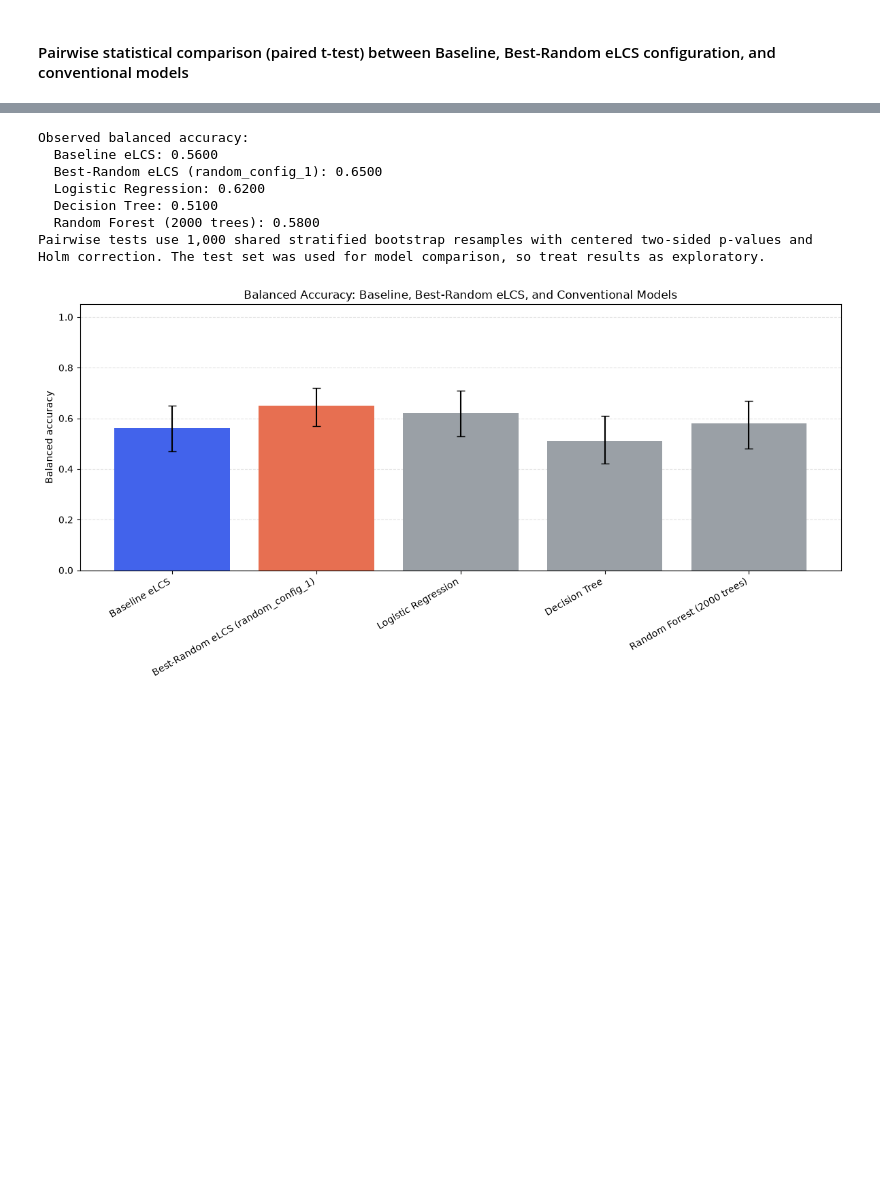
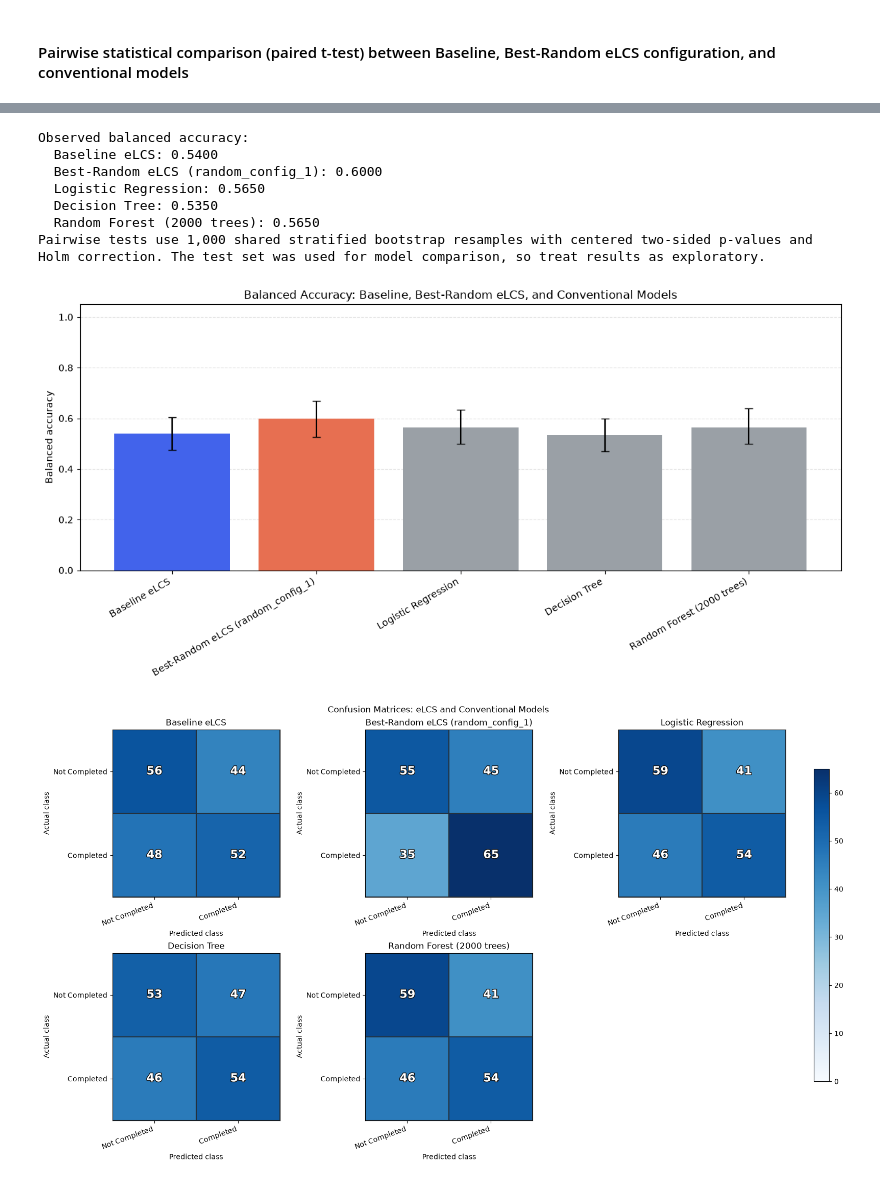
Before and after one commit to adithya-blip111/data_ai_project, a Jupyter notebook: src/data_ai_project_p2_lcs_improved.ipynb, the cells around one changed output, grey strips where cells are left out. Drawn from its saved outputs; the diff is of its cells as text; code cells hidden in the pictures; blank space fills up the shorter version.

```diff
--- a/src/data_ai_project_p2_lcs_improved.ipynb
+++ b/src/data_ai_project_p2_lcs_improved.ipynb
@@ -6,7 +6,7 @@ import pandas as pd
 # Load the raw dataset
 df = pd.read_csv("../data/student-course-completion-prediction-dataset-original.csv")
 
-df_copy = df.head(500).copy(deep=True)
+df_copy = df.head(1000).copy(deep=True)
 total_count = len(df_copy)
 
 print(f"Total selected: {total_count}")
@@ -2038,5 +2038,66 @@ axis.grid(axis="y", linestyle="--", alpha=0.35)
 axis.set_axisbelow(True)
 figure.tight_layout()
 plt.show()
+
+# Plot confusion matrices for the eLCS and conventional models.
+comparison_confusion_matrices = {
+    "Baseline eLCS": confusion_matrix(
+        y_test_values, configuration_predictions["baseline"], labels=[0, 1]
+    ),
+    f"Best-Random eLCS ({best_config_label})": confusion_matrix(
+        y_test_values, configuration_predictions[best_config_label], labels=[0, 1]
+    ),
+}
+comparison_confusion_matrices.update(conventional_confusion_matrices)
+
+class_labels = ["Not Completed", "Completed"]
+confusion_matrix_max = max(
+    matrix.max() for matrix in comparison_confusion_matrices.values()
+)
+fig, axes = plt.subplots(2, 3, figsize=(16, 9), constrained_layout=True)
+axes = axes.ravel()
+
+for axis, (model_label, matrix) in zip(axes, comparison_confusion_matrices.items()):
+    image = axis.imshow(matrix, cmap="Blues", vmin=0, vmax=confusion_matrix_max)
+    axis.set_title(model_label)
+    axis.set_xlabel("Predicted class")
+    axis.set_ylabel("Actual class")
+    axis.set_xticks(
+        range(len(class_labels)), labels=class_labels, rotation=20, ha="right"
+    )
+    axis.set_yticks(range(len(class_labels)), labels=class_labels)
+    axis.set_xticks([index - 0.5 for index in range(matrix.shape[1] + 1)], minor=True)
+    axis.set_yticks([index - 0.5 for index in range(matrix.shape[0] + 1)], minor=True)
+    axis.grid(which="minor", color="#24313D", linestyle="-", linewidth=1.5)
+    axis.tick_params(which="minor", bottom=False, left=False)
+
+    threshold = matrix.max() / 2
+    for row_index in range(matrix.shape[0]):
+        for column_index in range(matrix.shape[1]):
+            value = matrix[row_index, column_index]
+            text_color = "white" if value > threshold else "#111111"
+            outline_color = "#111111" if text_color == "white" else "white"
+            axis.text(
+                column_index,
+                row_index,
+                str(value),
+                ha="center",
+                va="center",
+                fontsize=16,
+                fontweight="bold",
+                color=text_color,
+                path_effects=[
+                    path_effects.withStroke(
+                        linewidth=2, foreground=outline_color
+                    )
+                ],
+            )
+
+axes[-1].set_visible(False)
+fig.colorbar(
+    image, ax=axes[: len(comparison_confusion_matrices)], shrink=0.8, pad=0.04
+)
+fig.suptitle("Confusion Matrices: eLCS and Conventional Models")
+plt.show()
 # %% [output]
 | Model A | Model B | Balanced-accuracy difference (B - A) | 95% paired-bootstrap CI | Centered-bootstrap p-value | Holm-adjusted p-value | ... |
@@ -2053,8 +2114,9 @@ plt.show()
 Observed balanced accuracy:
-  Baseline eLCS: 0.5600
-  Best-Random eLCS (random_config_1): 0.6500
-  Logistic Regression: 0.6200
-  Decision Tree: 0.5100
-  Random Forest (2000 trees): 0.5800
+  Baseline eLCS: 0.5400
+  Best-Random eLCS (random_config_1): 0.6000
+  Logistic Regression: 0.5650
+  Decision Tree: 0.5350
+  Random Forest (2000 trees): 0.5650
 Pairwise tests use 1,000 shared stratified bootstrap resamples with centered two-sided p-values and Holm correction. The test set was used for model comparison, so treat results as exploratory.
-[figure, old version]
+[figure, new version]
+[figure, added]
```
Also changed, not shown: parts of 20 cells of this notebook, 5 other files.
